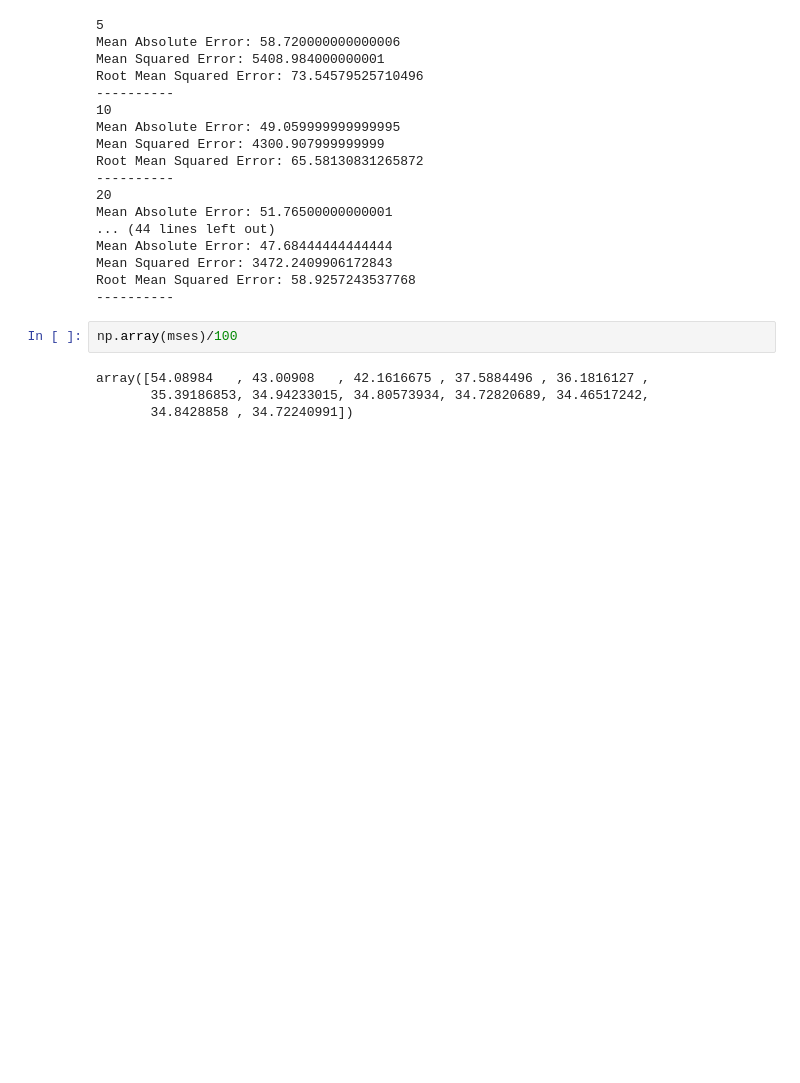
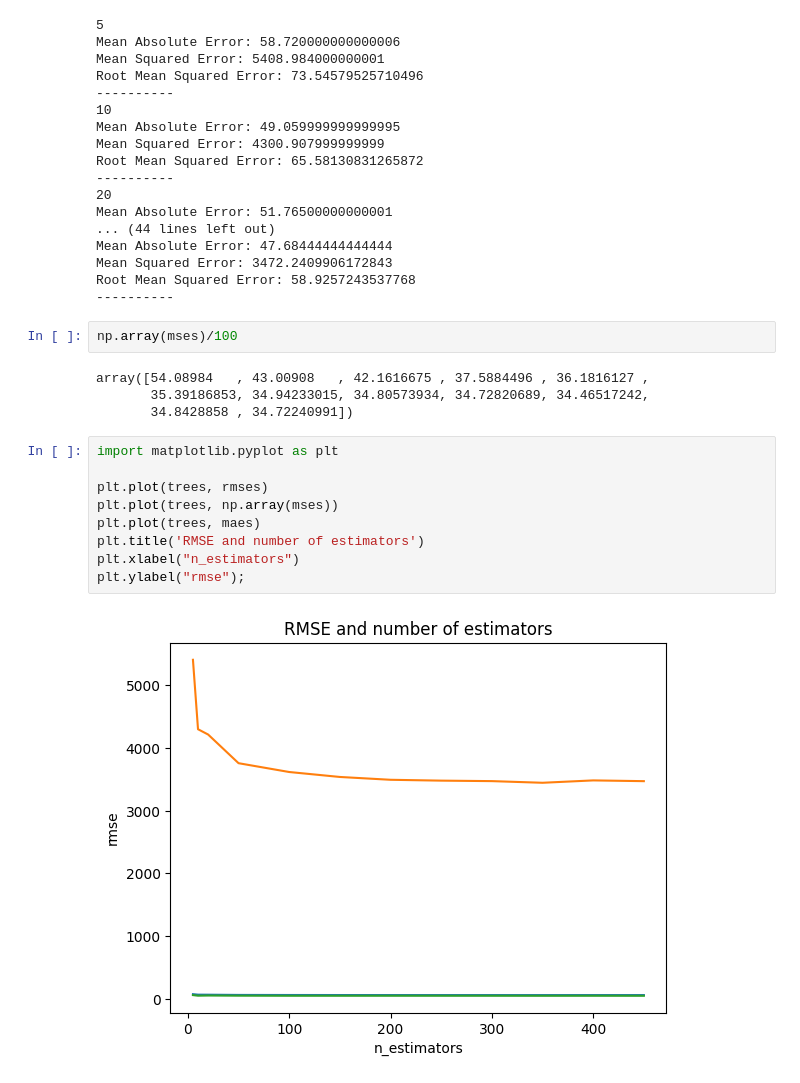
Before and after one commit to cassiasamp/logreg, a Jupyter notebook: notebooks/random-forest/random-forest.ipynb, the cells around one changed output. Drawn from its saved outputs; the diff is of its cells as text; blank space fills up the shorter version.

```diff
--- a/notebooks/random-forest/random-forest.ipynb
+++ b/notebooks/random-forest/random-forest.ipynb
@@ -430,4 +428,15 @@ np.array(mses)/100
 array([54.08984   , 43.00908   , 42.1616675 , 37.5884496 , 36.1816127 ,
        35.39186853, 34.94233015, 34.80573934, 34.72820689, 34.46517242,
        34.8428858 , 34.72240991])
+# %%
+import matplotlib.pyplot as plt
+
+plt.plot(trees, rmses)
+plt.plot(trees, np.array(mses))
+plt.plot(trees, maes)
+plt.title('RMSE and number of estimators')
+plt.xlabel("n_estimators")
+plt.ylabel("rmse");
+# %% [output]
+[figure, added]
 # %%
```
Also changed, not shown: parts of 6 cells of this notebook.
